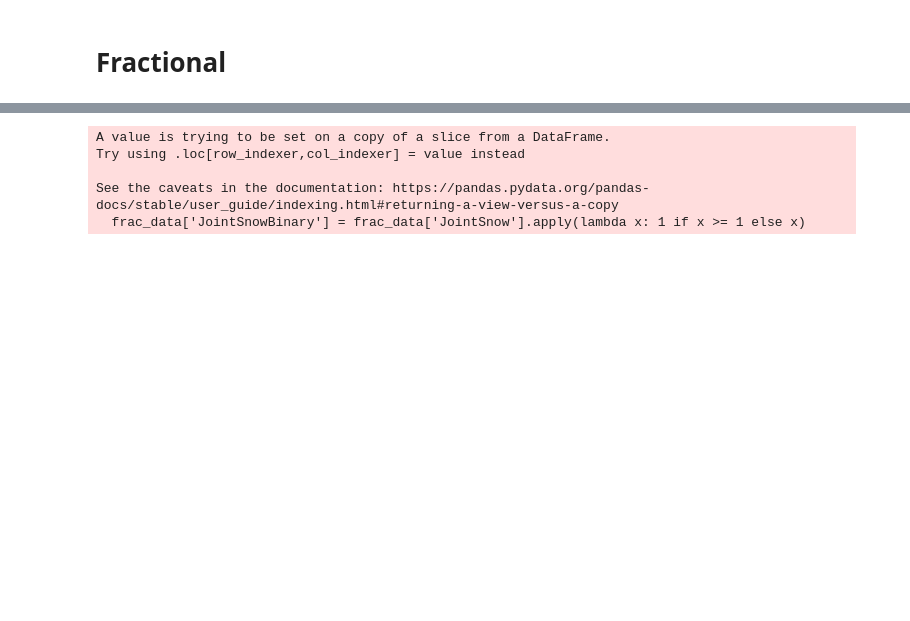
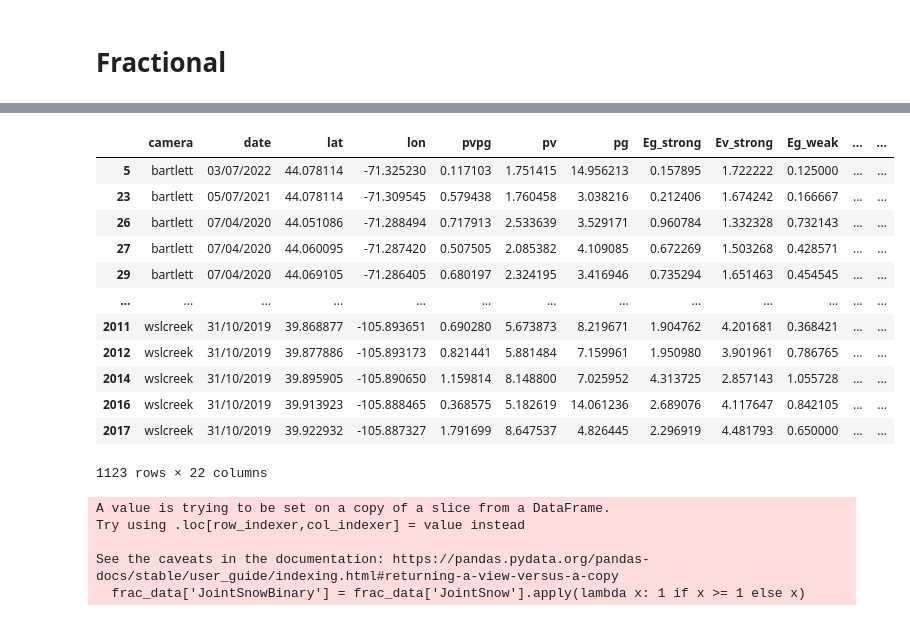
Before and after one commit to thomaslaraia/Snowstradamus, a Jupyter notebook: FSC_dataframe_analysis_80m_OG.ipynb, the cells around one changed output, grey strips where cells are left out. Cells and saved outputs as stored; diff of their text form; code cells hidden in the pictures; blank space fills up the shorter version.

```diff
--- a/FSC_dataframe_analysis_80m_OG.ipynb
+++ b/FSC_dataframe_analysis_80m_OG.ipynb
@@ -863,3 +864,19 @@ See the caveats in the documentation: https://pandas.pydata.org/pandas-docs/stab
+# %%
+frac_data#[(frac_data['FSC']!=1)&(frac_data['FSC']!=0)]
+# %% [output]
+|  | camera | date | lat | lon | pvpg | pv | pg | Eg_strong | Ev_strong | Eg_weak | ... | ... |
+| 5 | bartlett | 03/07/2022 | 44.078114 | -71.325230 | 0.117103 | 1.751415 | 14.956213 | 0.157895 | 1.722222 | 0.125000 | ... | ... |
+| 23 | bartlett | 05/07/2021 | 44.078114 | -71.309545 | 0.579438 | 1.760458 | 3.038216 | 0.212406 | 1.674242 | 0.166667 | ... | ... |
+| 26 | bartlett | 07/04/2020 | 44.051086 | -71.288494 | 0.717913 | 2.533639 | 3.529171 | 0.960784 | 1.332328 | 0.732143 | ... | ... |
+| 27 | bartlett | 07/04/2020 | 44.060095 | -71.287420 | 0.507505 | 2.085382 | 4.109085 | 0.672269 | 1.503268 | 0.428571 | ... | ... |
+| 29 | bartlett | 07/04/2020 | 44.069105 | -71.286405 | 0.680197 | 2.324195 | 3.416946 | 0.735294 | 1.651463 | 0.454545 | ... | ... |
+| ... | ... | ... | ... | ... | ... | ... | ... | ... | ... | ... | ... | ... |
+| 2011 | wslcreek | 31/10/2019 | 39.868877 | -105.893651 | 0.690280 | 5.673873 | 8.219671 | 1.904762 | 4.201681 | 0.368421 | ... | ... |
+| 2012 | wslcreek | 31/10/2019 | 39.877886 | -105.893173 | 0.821441 | 5.881484 | 7.159961 | 1.950980 | 3.901961 | 0.786765 | ... | ... |
+| 2014 | wslcreek | 31/10/2019 | 39.895905 | -105.890650 | 1.159814 | 8.148800 | 7.025952 | 4.313725 | 2.857143 | 1.055728 | ... | ... |
+| 2016 | wslcreek | 31/10/2019 | 39.913923 | -105.888465 | 0.368575 | 5.182619 | 14.061236 | 2.689076 | 4.117647 | 0.842105 | ... | ... |
+| 2017 | wslcreek | 31/10/2019 | 39.922932 | -105.887327 | 1.791699 | 8.647537 | 4.826445 | 2.296919 | 4.481793 | 0.650000 | ... | ... |
+1123 rows × 22 columns
 # %%
 from scripts.imports import *
 
```
Also changed, not shown: parts of 1 cell of this notebook, 1 other file.
